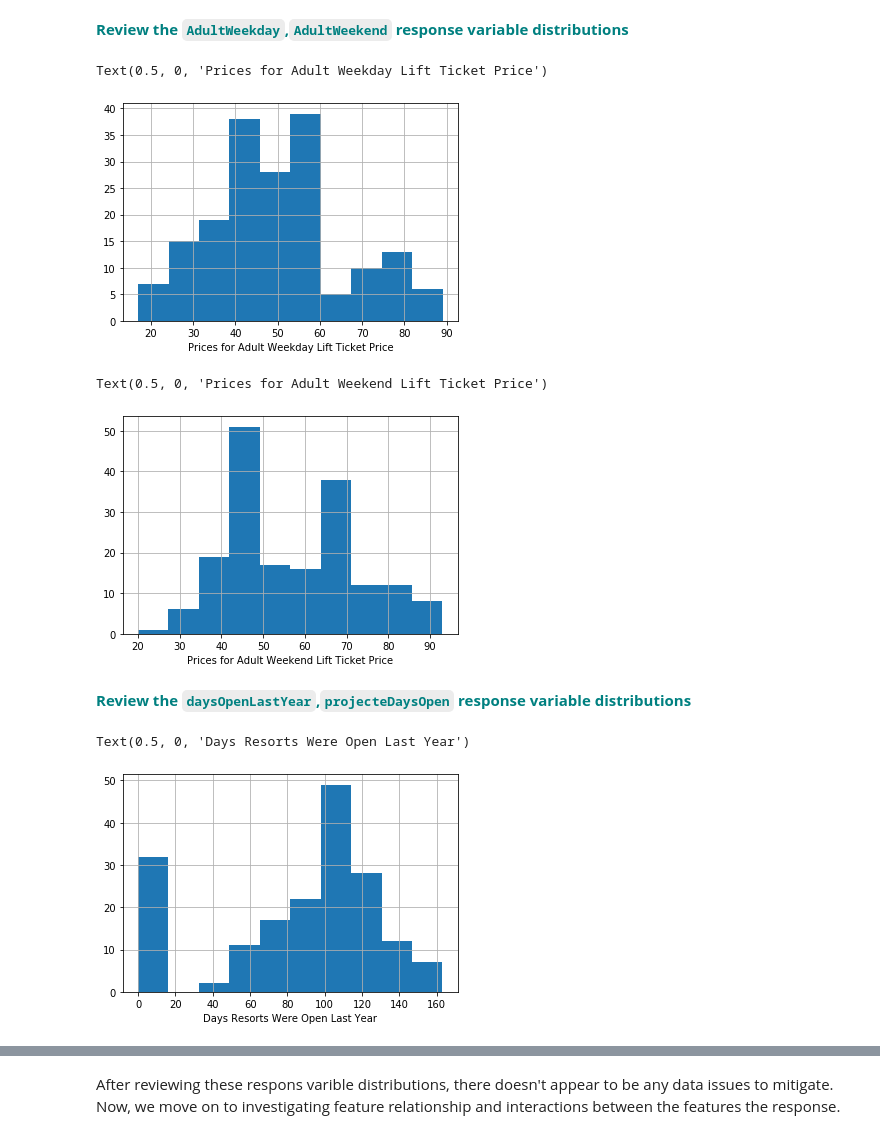
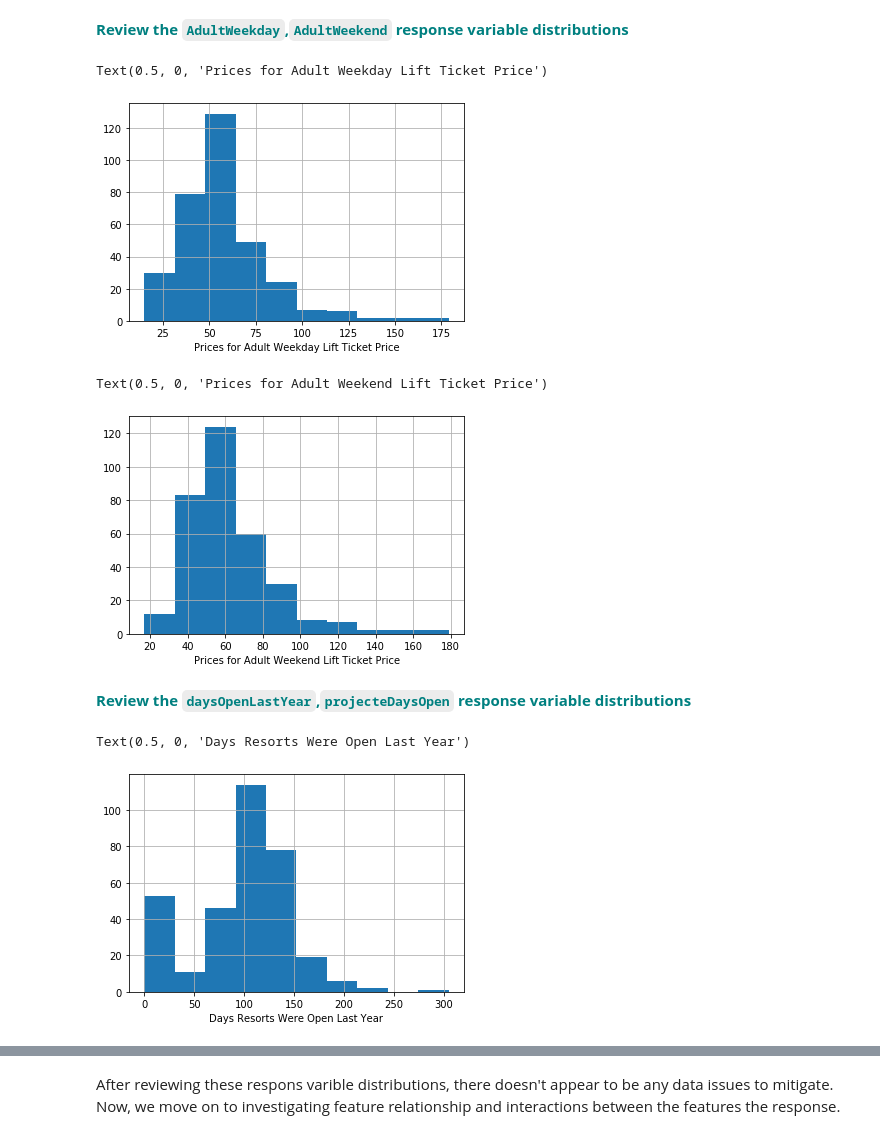
Before and after one commit to steviekwonders/Guided-Capstone, a Jupyter notebook: Exploratory Analysis/Notebook_stepthree.ipynb, the cells around one changed output, grey strips where cells are left out. Drawn from its saved outputs; the diff is of its cells as text; code cells hidden in the pictures.

```diff
--- a/Exploratory Analysis/Notebook_stepthree.ipynb
+++ b/Exploratory Analysis/Notebook_stepthree.ipynb
@@ -229,25 +225,25 @@ There are many possible response variables you could have identified in Step 1 o
 # %%
 # Make a histogram of the 'AdultWeekday' column of the dfno dataframe.
 # You'll want to call hist() on that column
-dfno['AdultWeekday'].hist()
+updated_ski_data['AdultWeekday'].hist()
 plt.xlabel('Prices for Adult Weekday Lift Ticket Price')
 # %% [output]
 Text(0.5, 0, 'Prices for Adult Weekday Lift Ticket Price')
-[figure, old version]
+[figure, new version]
 # %%
 # Do the same but with the AdultWeekend column
-dfno['AdultWeekend'].hist()
+updated_ski_data['AdultWeekend'].hist()
 plt.xlabel('Prices for Adult Weekend Lift Ticket Price')
 # %% [output]
 Text(0.5, 0, 'Prices for Adult Weekend Lift Ticket Price')
-[figure, old version]
+[figure, new version]
 # %% [markdown]
 <font color='teal'>**Review the `daysOpenLastYear`,`projecteDaysOpen` response variable distributions**</font>
 # %%
 # Do the same as above! You got this :)
-dfno['daysOpenLastYear'].hist()
+updated_ski_data['daysOpenLastYear'].hist()
 plt.xlabel('Days Resorts Were Open Last Year')
 # %% [output]
 Text(0.5, 0, 'Days Resorts Were Open Last Year')
-[figure, old version]
+[figure, new version]
 # %%
```
Also changed, not shown: parts of 17 cells of this notebook.
